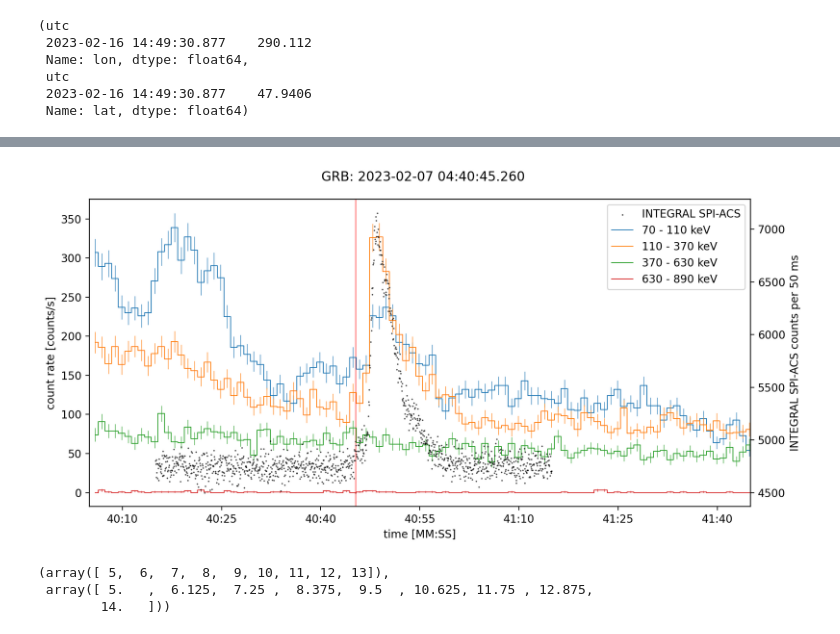
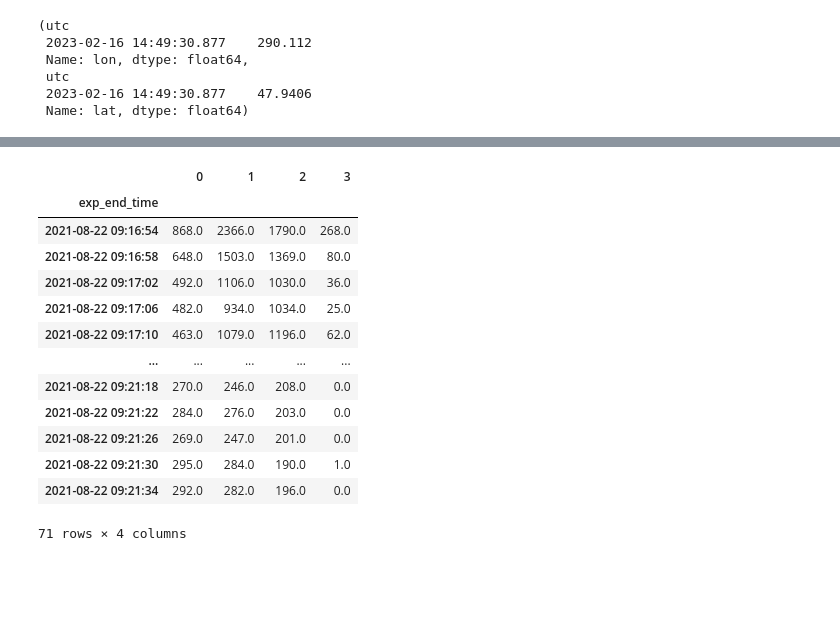
Before and after one commit to mdafcikova/grbalpha-tools, a Jupyter notebook: notebook.ipynb, the cells around one changed output, grey strips where cells are left out. Drawn from its saved outputs; the diff is of its cells as text; code cells hidden in the pictures; blank space fills up the shorter version.

```diff
--- a/notebook.ipynb
+++ b/notebook.ipynb
@@ -156,34 +122,22 @@ integral
-# %%
-fig, ax = plt.subplots(figsize=(10,5),dpi=200)
-fig.suptitle(f'GRB: {trig_time}')
-ax.xaxis.set_major_locator(mdates.SecondLocator(interval=15))
-ax.xaxis.set_major_formatter(mdates.DateFormatter('%M:%S'))
-
-ax.axvline(pd.to_datetime(trig_time),c='r',lw=0.5)
-# ax.scatter(pd.to_datetime(trig_time),0,s=0.1,c='k',label='INTEGRAL SPI-ACS')
-# ax2 = ax.twinx()
-# ax2.scatter(integral.time,integral.data,s=0.1,c='k',label='INTEGRAL SPI-ACS')
-# ax2.set_ylabel('INTEGRAL SPI-ACS counts per 50 ms')
-
-for band in range(ncols):
-    E_low = obs.ADC_to_keV(band*256/ncols)
-    E_high = obs.ADC_to_keV((band+1)*256/ncols)
-    if (E_low != E_high):
-        ax.step(obs.data[start_time:end_time].index,obs.data[band][start_time:end_time],where='mid',lw=0.75,c='C'+str(band),label=f'{E_low} - {E_high} keV')
-        ax.errorbar(obs.data[start_time:end_time].index,obs.data[band][start_time:end_time],yerr=np.sqrt(obs.data[band][start_time:end_time]),lw=0.5,c='C'+str(band),fmt=' ')
-
-
-ax.set_xlim(pd.to_datetime(start_time),pd.to_datetime(end_time))
-ax.set_xlabel('time [MM:SS]')
-ax.set_ylabel('count rate [counts/s]')
-ax.legend(loc='upper right')
-fig.tight_layout()
-fig.show()
-# %% [output]
-[figure, removed]
-# %%
-np.arange(5,14,1),np.linspace(5,14,9)
-# %% [output]
-(array([ 5,  6,  7,  8,  9, 10, 11, 12, 13]),
- array([ 5.   ,  6.125,  7.25 ,  8.375,  9.5  , 10.625, 11.75 , 12.875,
-        14.   ]))
+# %%
+cols = [col for col in df.columns if col.startswith('cnt_band')]
+keys = cols
+vals = np.arange(len(cols))
+names = {keys[i]:vals[i] for i in range(len(keys))}
+df2 = df[cols].rename(columns=names).set_axis(time_utc.round('ms'))
+df2
+# %% [output]
+|  | 0 | 1 | 2 | 3 |
+| exp_end_time |  |  |  |  |
+| 2021-08-22 09:16:54 | 868.0 | 2366.0 | 1790.0 | 268.0 |
+| 2021-08-22 09:16:58 | 648.0 | 1503.0 | 1369.0 | 80.0 |
+| 2021-08-22 09:17:02 | 492.0 | 1106.0 | 1030.0 | 36.0 |
+| 2021-08-22 09:17:06 | 482.0 | 934.0 | 1034.0 | 25.0 |
+| 2021-08-22 09:17:10 | 463.0 | 1079.0 | 1196.0 | 62.0 |
+| ... | ... | ... | ... | ... |
+| 2021-08-22 09:21:18 | 270.0 | 246.0 | 208.0 | 0.0 |
+| 2021-08-22 09:21:22 | 284.0 | 276.0 | 203.0 | 0.0 |
+| 2021-08-22 09:21:26 | 269.0 | 247.0 | 201.0 | 0.0 |
+| 2021-08-22 09:21:30 | 295.0 | 284.0 | 190.0 | 1.0 |
+| 2021-08-22 09:21:34 | 292.0 | 282.0 | 196.0 | 0.0 |
+71 rows × 4 columns
```
Also changed, not shown: parts of 10 cells of this notebook, 1 other file.
